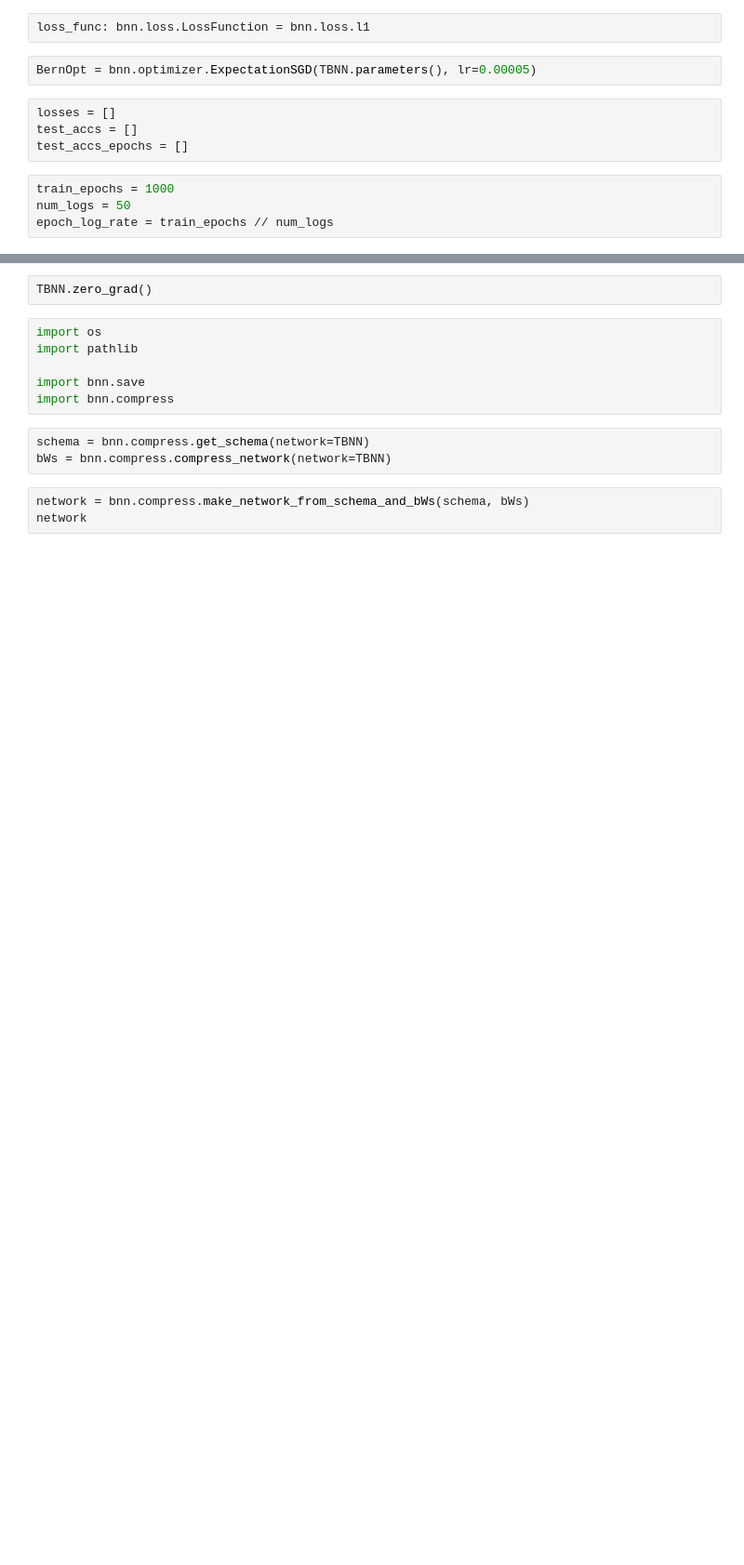
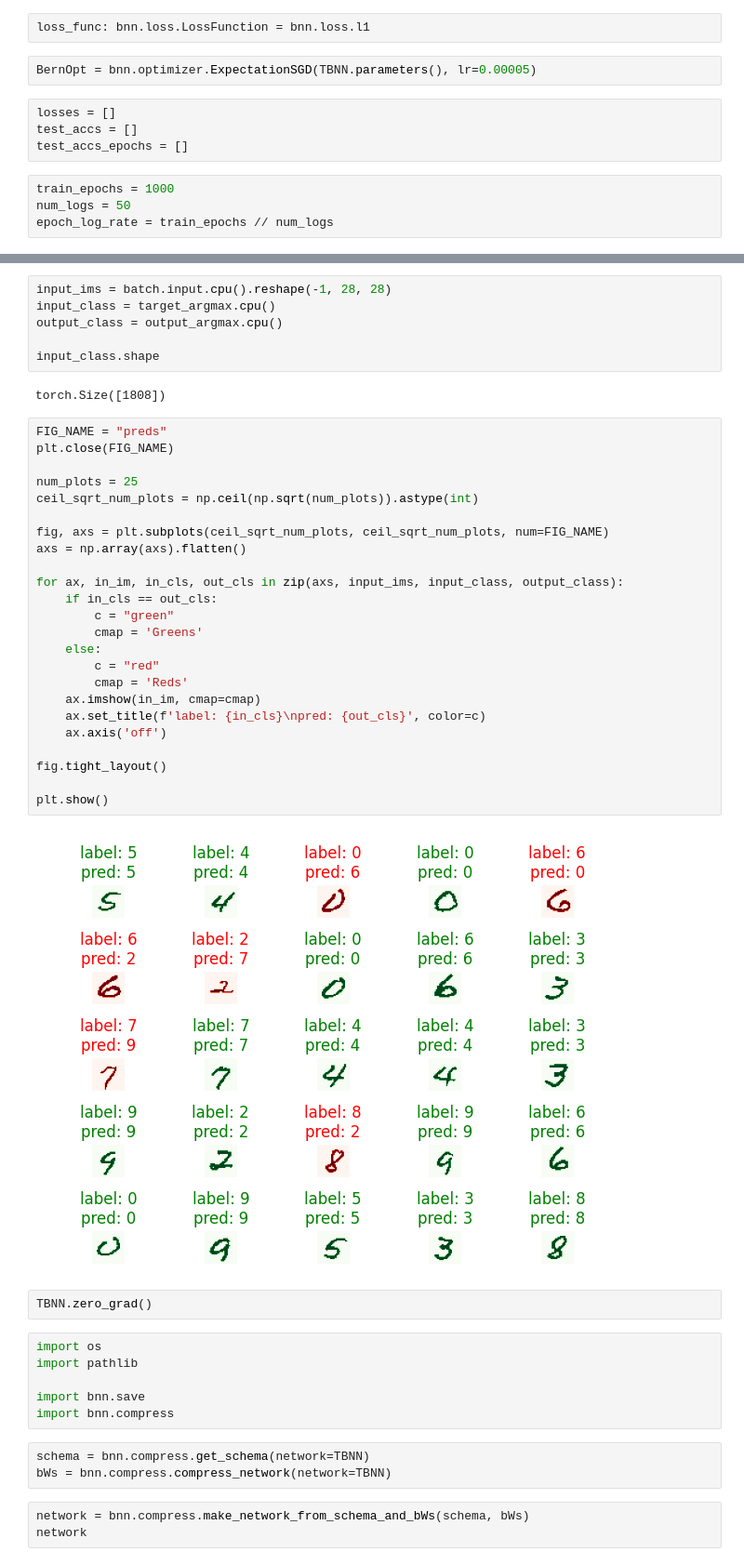
Before and after one commit to ryanjakecherian/bnn, a Jupyter notebook: notebooks/MNIST.ipynb, the cells around one changed output, grey strips where cells are left out. Shown: that part at 93% size. Saved outputs shown, nothing was run; the diff lists cells and outputs as text; blank space fills up the shorter version.

Commit message:
colorful predictions

```diff
--- a/notebooks/MNIST.ipynb
+++ b/notebooks/MNIST.ipynb
@@ -193,3 +204,37 @@ accuracy: 0.788100004196167
+# %%
+input_ims = batch.input.cpu().reshape(-1, 28, 28)
+input_class = target_argmax.cpu()
+output_class = output_argmax.cpu()
+
+input_class.shape
+# %% [output]
+torch.Size([1808])
+# %%
+FIG_NAME = "preds"
+plt.close(FIG_NAME)
+
+num_plots = 25
+ceil_sqrt_num_plots = np.ceil(np.sqrt(num_plots)).astype(int)
+
+fig, axs = plt.subplots(ceil_sqrt_num_plots, ceil_sqrt_num_plots, num=FIG_NAME)
+axs = np.array(axs).flatten()
+
+for ax, in_im, in_cls, out_cls in zip(axs, input_ims, input_class, output_class):
+    if in_cls == out_cls:
+        c = "green"
+        cmap = 'Greens'
+    else:
+        c = "red"
+        cmap = 'Reds'
+    ax.imshow(in_im, cmap=cmap)
+    ax.set_title(f'label: {in_cls}\npred: {out_cls}', color=c)
+    ax.axis('off')
+
+fig.tight_layout()
+
+plt.show()
+# %% [output]
+[figure, added]
 # %%
 TBNN.zero_grad()
 # %%
```
Also changed, not shown: parts of 3 cells of this notebook.
